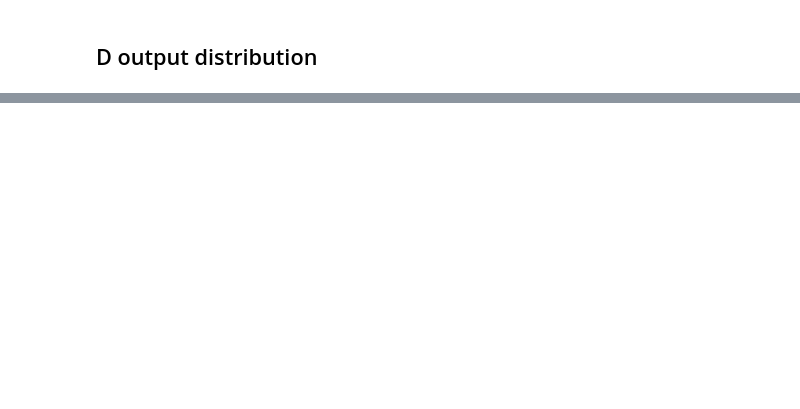
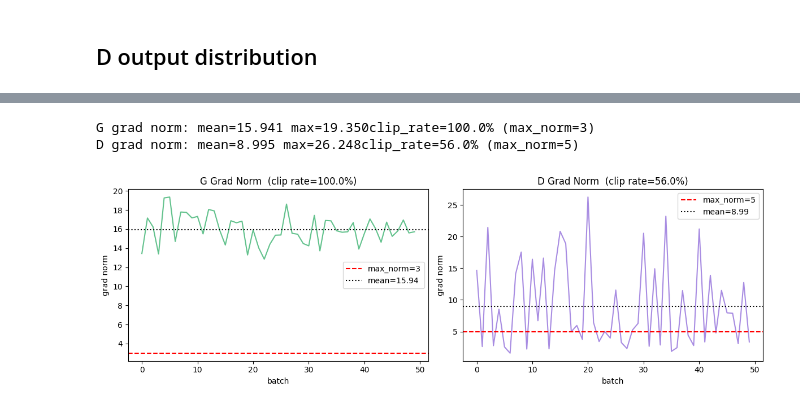
Before and after one commit to deyme17/gan-minimax-equilibrium, a Jupyter notebook: evaluation.ipynb, the cells around one changed output, grey strips where cells are left out. Drawn from its saved outputs; the diff is of its cells as text; code cells hidden in the pictures; blank space fills up the shorter version.

```diff
--- a/evaluation.ipynb
+++ b/evaluation.ipynb
@@ -130,0 +130,79 @@ KeyboardInterrupt:
+# %%
+N_BATCHES = 50
+
+def compute_grad_norm(model: nn.Module):
+    total = 0.0
+    for p in model.parameters():
+        if p.grad is not None:
+            total += p.grad.norm(2).item() ** 2
+    return total ** 0.5
+
+G_norms, D_norms = [], []
+G_clipped, D_clipped = 0, 0
+
+G.train()
+D.train()
+loader_iter = iter(dataloader)
+
+for _ in range(N_BATCHES):
+    try:
+        real_imgs = next(loader_iter)
+    except StopIteration:
+        loader_iter = iter(dataloader)
+        real_imgs  = next(loader_iter)
+
+    real_imgs = real_imgs.to(device)
+    bs = len(real_imgs)
+
+    # D grad norm
+    D.zero_grad()
+    z = torch.randn(bs, config.noise_dim, device=device)
+    with torch.no_grad():
+        fake = G(z)
+    d_loss = criterion.D_loss(D(real_imgs), D(fake))
+    d_loss.backward()
+    d_norm = compute_grad_norm(D)
+    D_norms.append(d_norm)
+    if d_norm > config.D_max_norm:
+        D_clipped += 1
+
+    # G grad norm
+    G.zero_grad()
+    z = torch.randn(bs, config.noise_dim, device=device)
+    g_loss = criterion.G_loss(D(G(z)))
+    g_loss.backward()
+    g_norm = compute_grad_norm(G)
+    G_norms.append(g_norm)
+    if g_norm > config.G_max_norm:
+        G_clipped += 1
+
+G.eval()
+D.eval()
+
+# summary
+print(f'G grad norm: mean={np.mean(G_norms):.3f} max={np.max(G_norms):.3f}'
+      f'clip_rate={G_clipped/N_BATCHES:.1%} (max_norm={config.G_max_norm})')
+print(f'D grad norm: mean={np.mean(D_norms):.3f} max={np.max(D_norms):.3f}'
+      f'clip_rate={D_clipped/N_BATCHES:.1%} (max_norm={config.D_max_norm})')
+
+fig, axes = plt.subplots(1, 2, figsize=(12, 4))
+for ax, norms, name, max_norm, color in zip(
+        axes,
+        [G_norms, D_norms],
+        ['G', 'D'],
+        [config.G_max_norm, config.D_max_norm],
+        ['mediumseagreen', 'mediumpurple']):
+    ax.plot(norms, color=color, alpha=0.8)
+    ax.axhline(max_norm, color='red', linestyle='--', label=f'max_norm={max_norm}')
+    ax.axhline(np.mean(norms), color='k', linestyle=':', label=f'mean={np.mean(norms):.2f}')
+    ax.set_title(f'{name} Grad Norm  (clip rate={sum(n>max_norm for n in norms)/len(norms):.1%})')
+    ax.set_xlabel('batch')
+    ax.set_ylabel('grad norm')
+    ax.legend()
+
+plt.tight_layout()
+plt.show()
+# %% [output]
+G grad norm: mean=15.941 max=19.350clip_rate=100.0% (max_norm=3)
+D grad norm: mean=8.995 max=26.248clip_rate=56.0% (max_norm=5)
+[figure, added]
```
Also changed, not shown: parts of 9 cells of this notebook.
